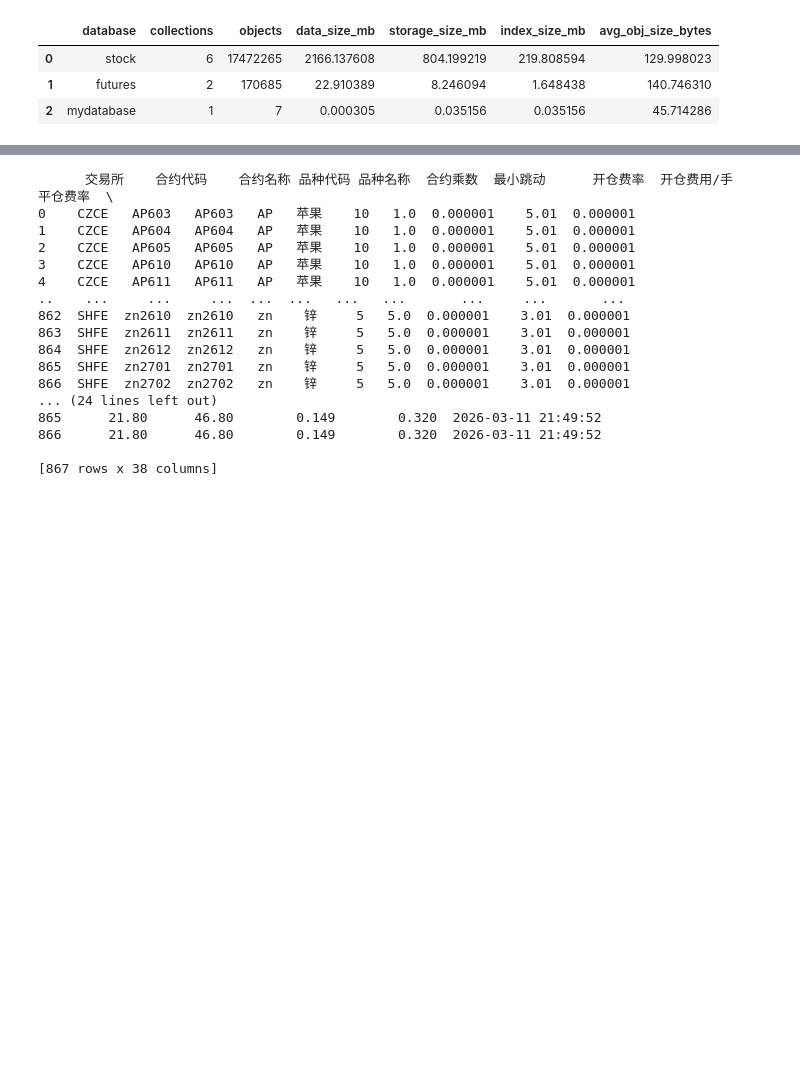
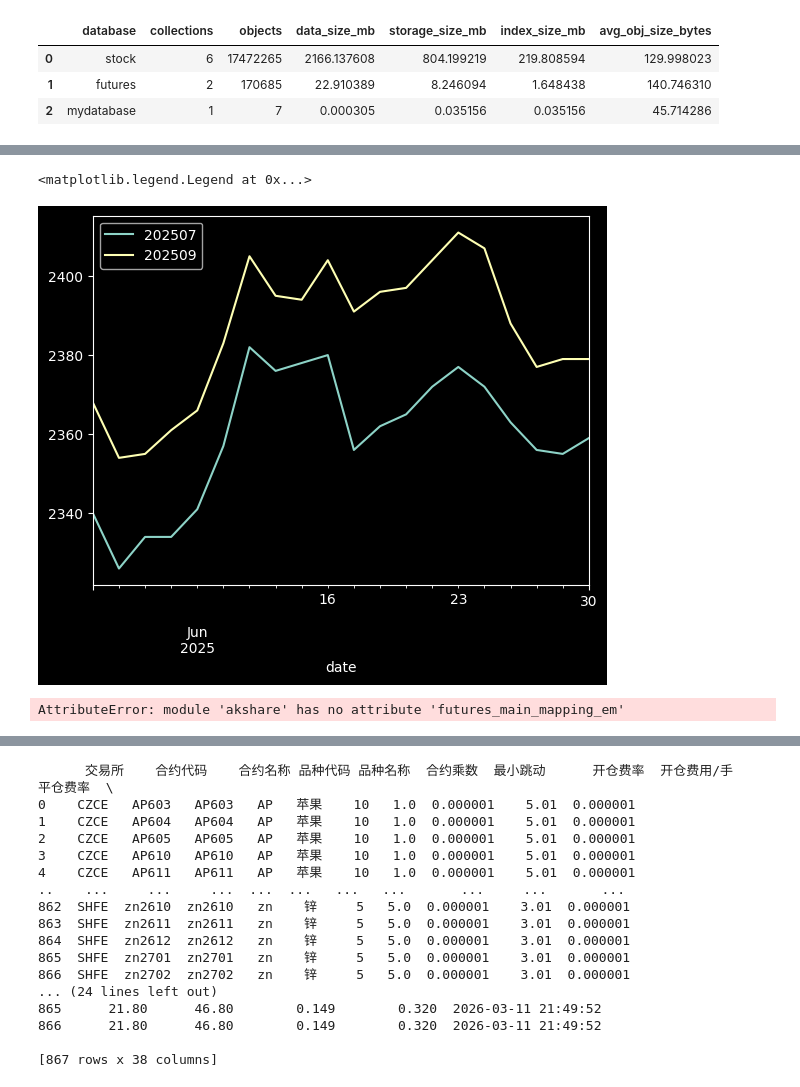
Before and after one commit to leoweng111/lionet, a Jupyter notebook: notebook/ak_test.ipynb, the cells around one changed output, grey strips where cells are left out. Saved outputs shown, nothing was run; the diff lists cells and outputs as text; code cells hidden in the pictures; blank space fills up the shorter version.

```diff
--- a/notebook/ak_test.ipynb
+++ b/notebook/ak_test.ipynb
@@ -31,0 +259,8 @@ res['database_summary']
+# %%
+import matplotlib.pyplot as plt
+df2.set_index(pd.to_datetime(df2['date']))['open'].plot(label='202507')
+df3.set_index(pd.to_datetime(df3['date']))['open'].plot(label='202509')
+plt.legend()
+# %% [output]
+<matplotlib.legend.Legend at 0x...>
+[figure, added]
@@ -31,0 +270,4 @@ res['database_summary']
+# %%
+ak.futures_main_mapping_em
+# %% [output]
+AttributeError: module 'akshare' has no attribute 'futures_main_mapping_em'
```
Also changed, not shown: parts of 28 cells of this notebook, 2 other files.
